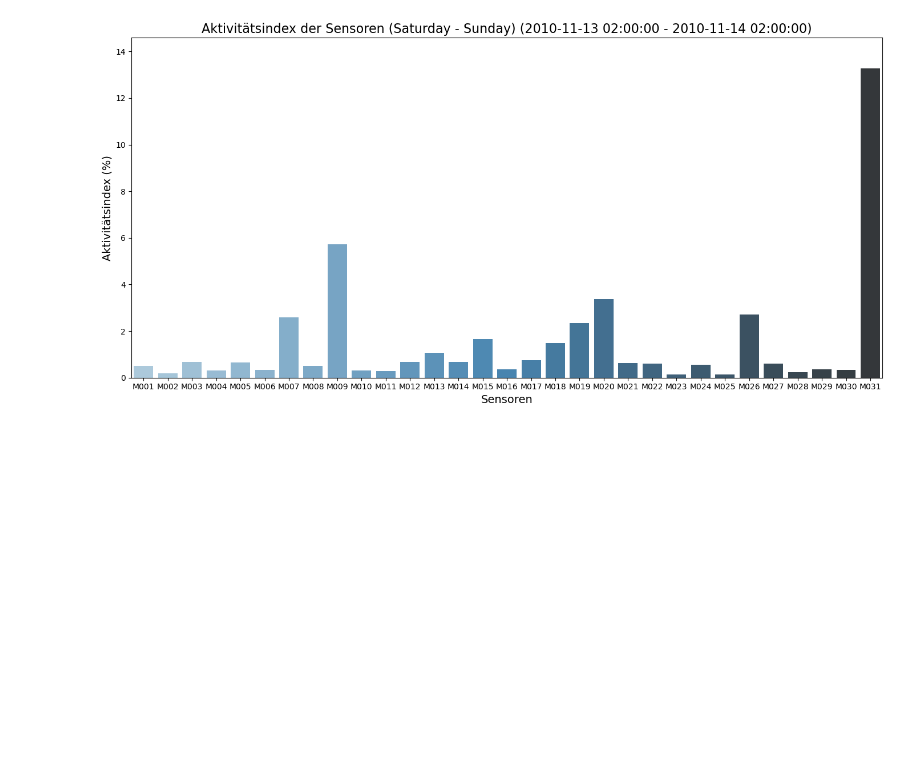
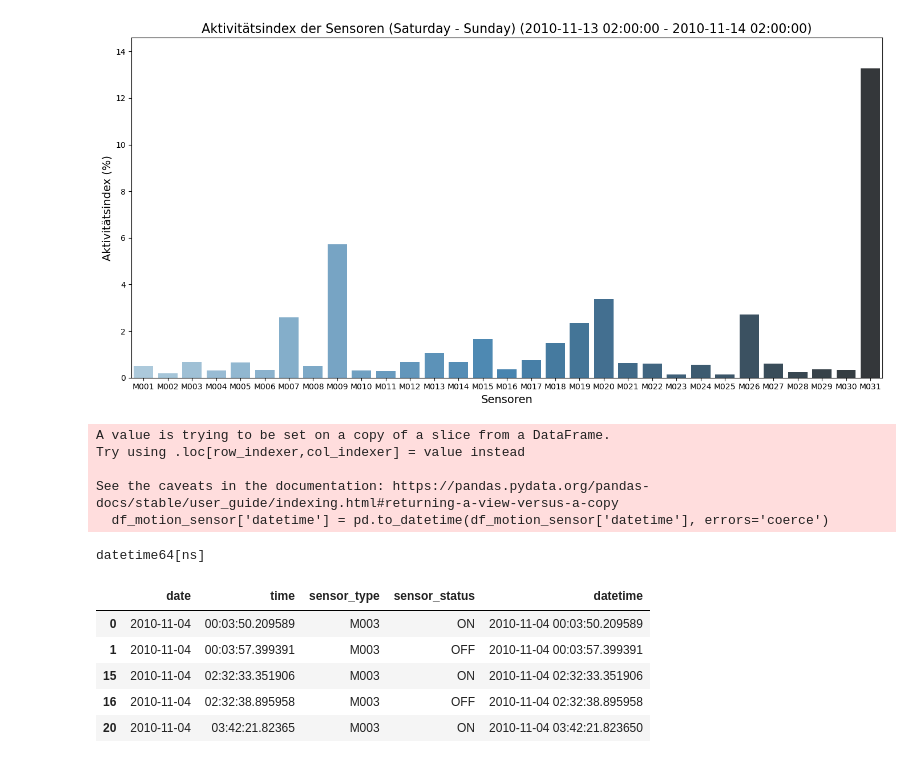
Before and after one commit to ddening/ambient-assisted-living, a Jupyter notebook: src/aruba_activity.ipynb, the cells around one changed output. Cells and saved outputs as stored; diff of their text form; code cells hidden in the pictures; blank space fills up the shorter version.

```diff
--- a/src/aruba_activity.ipynb
+++ b/src/aruba_activity.ipynb
@@ -431,3 +414,30 @@ plot_activity(df_motion_sensor, start_datetime, end_datetime)
 # %% [output]
 [figure]
 [figure]
+# %%
+df_motion_sensor.head()
+night_df = df_motion_sensor.copy()
+df_motion_sensor['datetime'] = pd.to_datetime(df_motion_sensor['datetime'], errors='coerce')
+
+# Überprüfe den Datentyp nach der Konvertierung
+print(df_motion_sensor['datetime'].dtype)
+
+# Filtern der Zeilen, bei denen die Uhrzeit zwischen 22:00 und 8:00 Uhr liegt
+night_df = df_motion_sensor[(df_motion_sensor['datetime'].dt.hour >= 22) | (df_motion_sensor['datetime'].dt.hour < 8)]
+
+# Ausgabe der gefilterten Daten
+night_df.head()
+#night_df.count()
+# %% [output]
+A value is trying to be set on a copy of a slice from a DataFrame.
+Try using .loc[row_indexer,col_indexer] = value instead
+
+See the caveats in the documentation: https://pandas.pydata.org/pandas-docs/stable/user_guide/indexing.html#returning-a-view-versus-a-copy
+  df_motion_sensor['datetime'] = pd.to_datetime(df_motion_sensor['datetime'], errors='coerce')
+datetime64[ns]
+|  | date | time | sensor_type | sensor_status | datetime |
+| 0 | 2010-11-04 | 00:03:50.209589 | M003 | ON | 2010-11-04 00:03:50.209589 |
+| 1 | 2010-11-04 | 00:03:57.399391 | M003 | OFF | 2010-11-04 00:03:57.399391 |
+| 15 | 2010-11-04 | 02:32:33.351906 | M003 | ON | 2010-11-04 02:32:33.351906 |
+| 16 | 2010-11-04 | 02:32:38.895958 | M003 | OFF | 2010-11-04 02:32:38.895958 |
+| 20 | 2010-11-04 | 03:42:21.82365 | M003 | ON | 2010-11-04 03:42:21.823650 |
```
Also changed, not shown: parts of 7 cells of this notebook.
